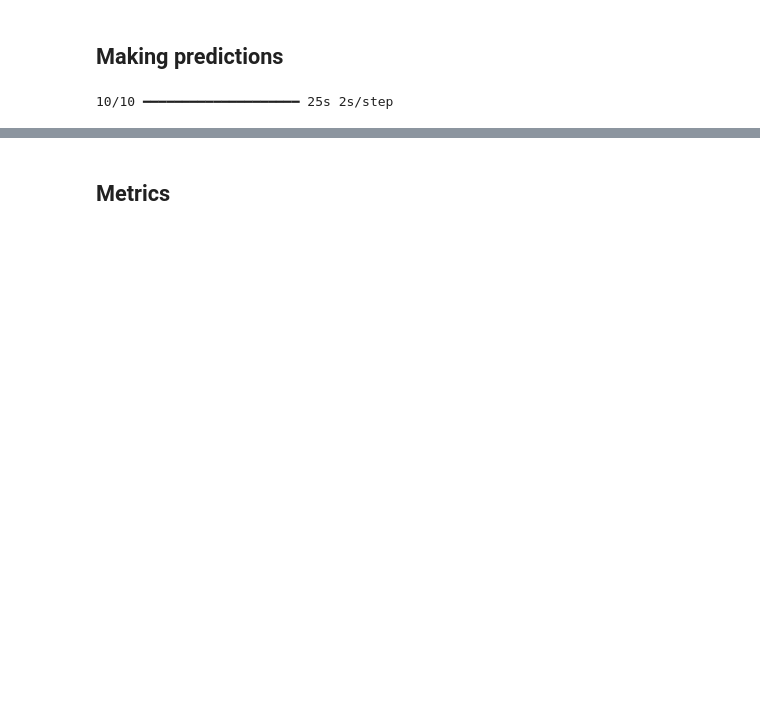
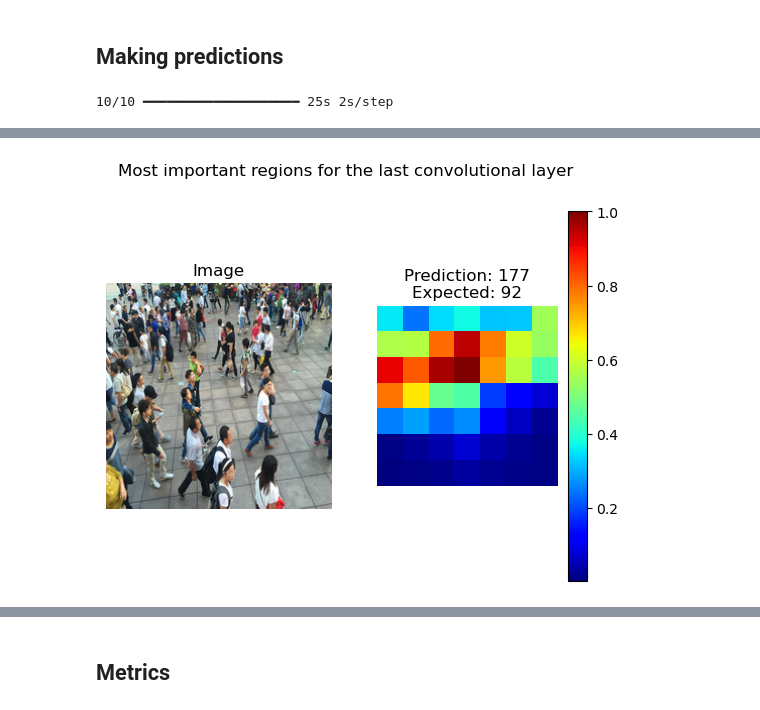
Before and after one commit to jakub-milasz/Crowd_Identification, a Jupyter notebook: xception.ipynb, the cells around one changed output, grey strips where cells are left out. Drawn from its saved outputs; the diff is of its cells as text; code cells hidden in the pictures; blank space fills up the shorter version.

```diff
--- a/xception.ipynb
+++ b/xception.ipynb
@@ -166,0 +225,48 @@ y_pred = np.round(model.predict(X_test))
+# %%
+# Sample
+image = X_test[211:212]
+
+# Layer
+last_conv_layer_name = 'block14_sepconv2_act'
+
+# Grad-CAM model
+last_conv_layer = model.get_layer(last_conv_layer_name)
+grad_model = tf.keras.models.Model(
+    inputs=model.inputs,
+    outputs=[last_conv_layer.output, model.output]
+)
+
+with tf.GradientTape() as tape:
+    conv_outputs, predictions = grad_model(image)
+    loss = predictions[:, 0]  # regression
+
+# Gradients
+grads = tape.gradient(loss, conv_outputs)
+pooled_grads = tf.reduce_mean(grads, axis=(0, 1, 2))
+conv_outputs = conv_outputs[0]
+heatmap = conv_outputs @ pooled_grads[..., tf.newaxis]
+heatmap = tf.squeeze(heatmap)
+
+# Heatmap normalization
+heatmap = tf.maximum(heatmap, 0) / tf.math.reduce_max(heatmap)
+heatmap = heatmap.numpy()
+
+# Results
+# Results
+image_norm = (image[0] + 1.0) / 2.0
+plt.suptitle("Most important regions for the last convolutional layer")
+plt.subplot(1, 2, 1)
+plt.imshow(image_norm)
+plt.title("Image")
+plt.axis('off')
+
+plt.subplot(1, 2, 2)
+plt.imshow(heatmap, cmap='jet')
+plt.colorbar()
+plt.axis('off')
+plt.title(f"Prediction: {np.round(predictions.numpy()[0][0]).astype('int64')}"
+          f"\nExpected: {y_test[211]}")
+
+plt.show()
+# %% [output]
+[figure, added]
```
Also changed, not shown: parts of 11 cells of this notebook, 27 other files.
